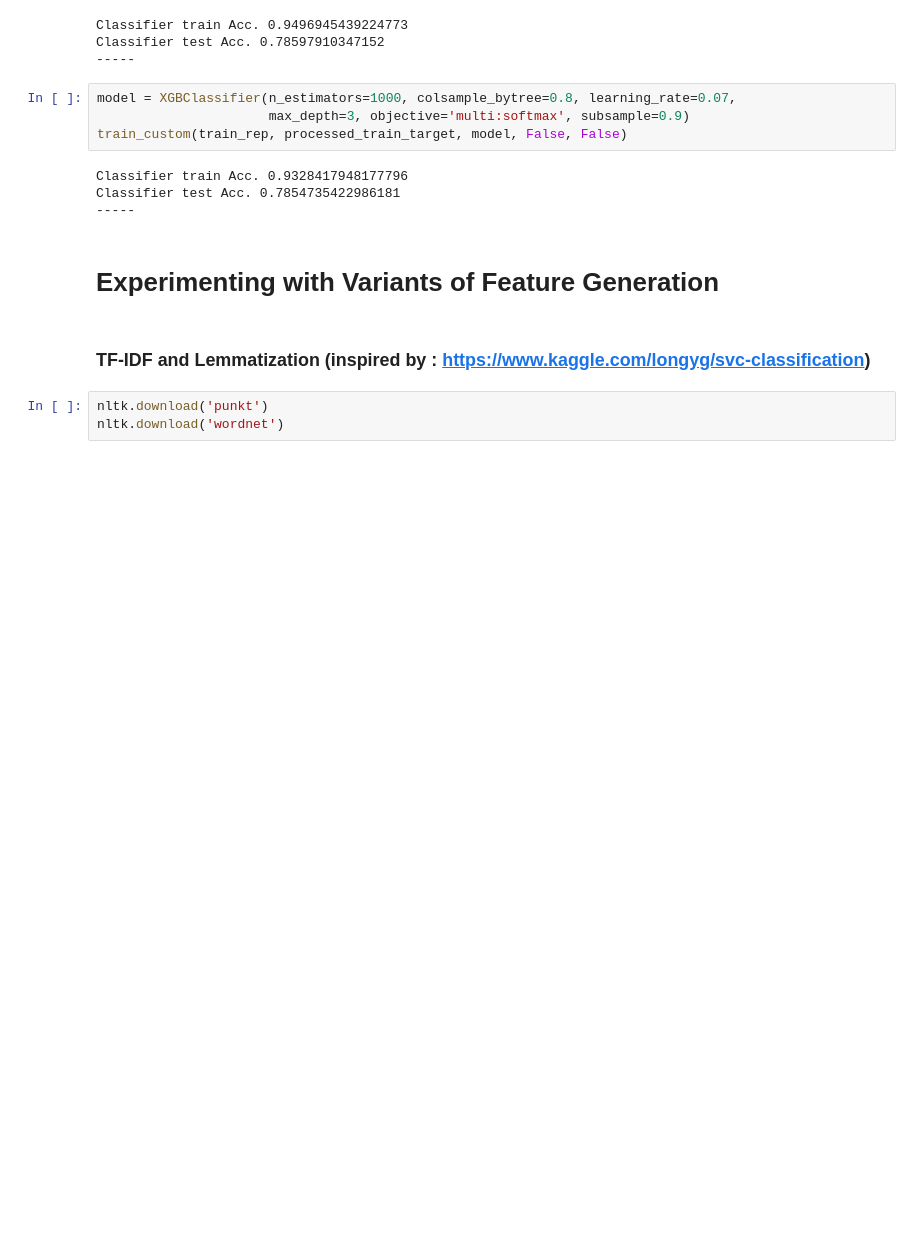
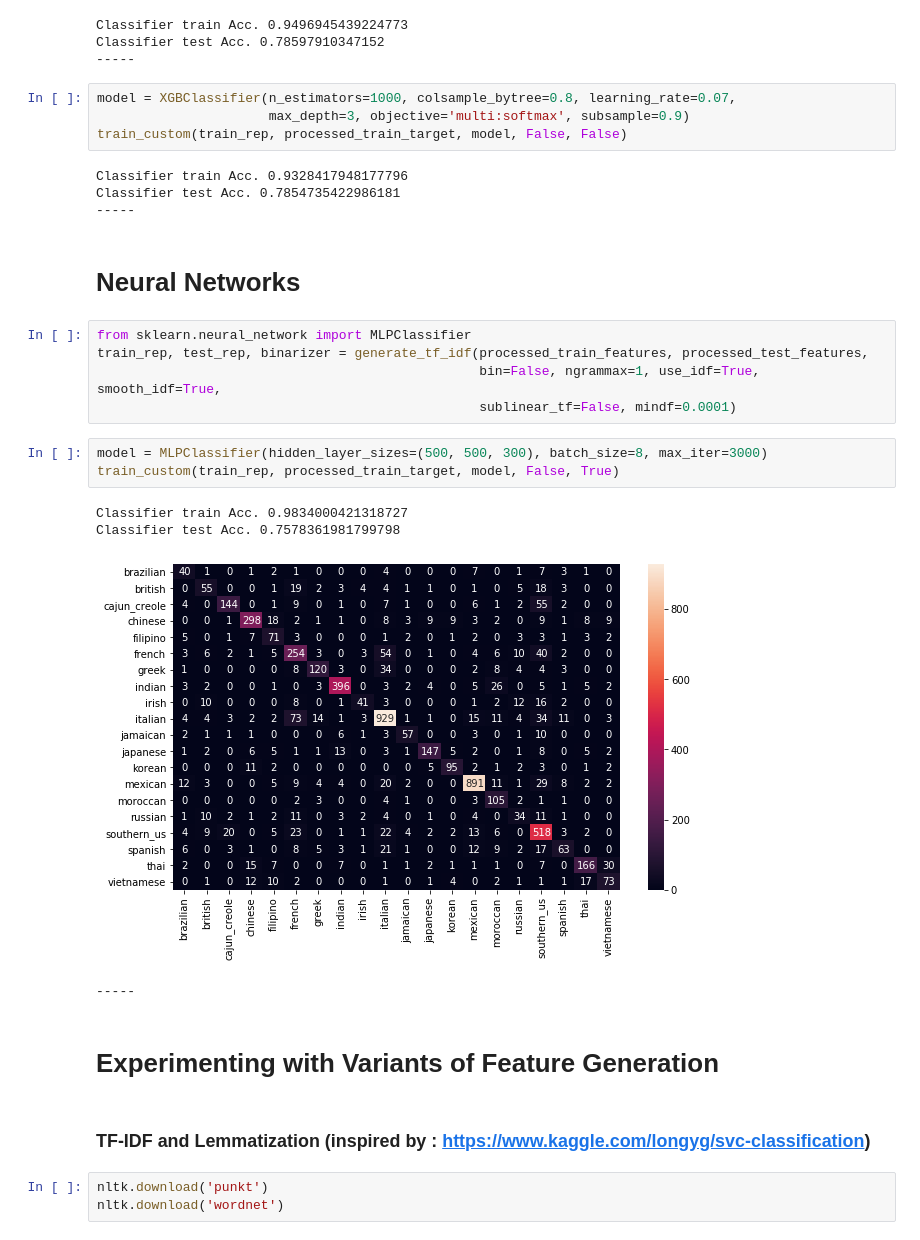
Before and after one commit to rahul13ramesh/cis520-dataset, a Jupyter notebook: ModelTraining_CIS520.ipynb, the cells around one changed output. Saved outputs shown, nothing was run; the diff lists cells and outputs as text; blank space fills up the shorter version.

```diff
--- a/ModelTraining_CIS520.ipynb
+++ b/ModelTraining_CIS520.ipynb
@@ -734,6 +728,21 @@ train_custom(train_rep, processed_train_target, model, False, False)
 Classifier train Acc. 0.9328417948177796
 Classifier test Acc. 0.7854735422986181
 -----
+# %% [markdown]
+# Neural Networks
+# %%
+from sklearn.neural_network import MLPClassifier
+train_rep, test_rep, binarizer = generate_tf_idf(processed_train_features, processed_test_features,
+                                                 bin=False, ngrammax=1, use_idf=True, smooth_idf=True,
+                                                 sublinear_tf=False, mindf=0.0001)
+# %%
+model = MLPClassifier(hidden_layer_sizes=(500, 500, 300), batch_size=8, max_iter=3000)
+train_custom(train_rep, processed_train_target, model, False, True)
+# %% [output]
+Classifier train Acc. 0.9834000421318727
+Classifier test Acc. 0.7578361981799798
+[figure, added]
+-----
 # %% [markdown]
 # Experimenting with Variants of Feature Generation
 # %% [markdown]
```
Also changed, not shown: parts of 2 cells of this notebook.
